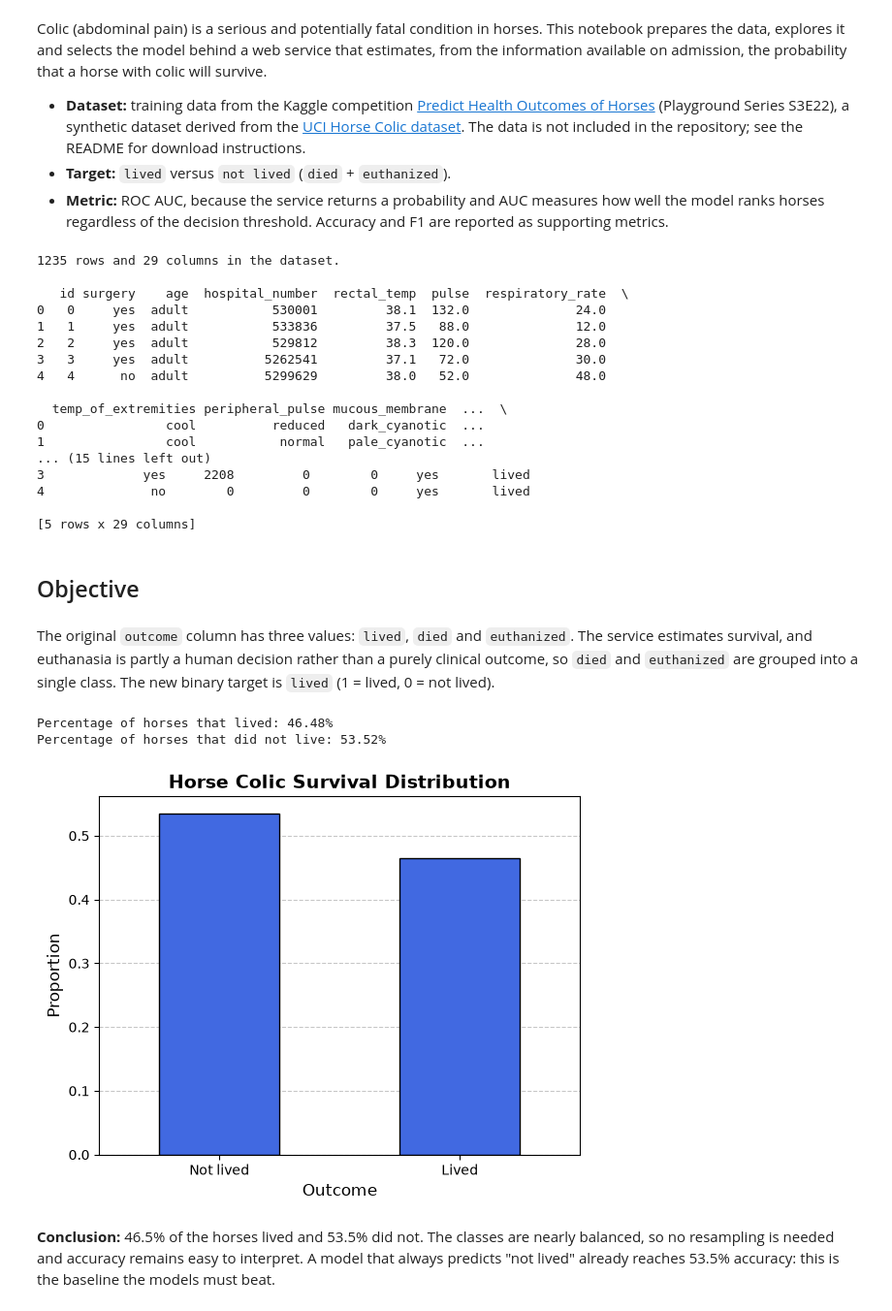
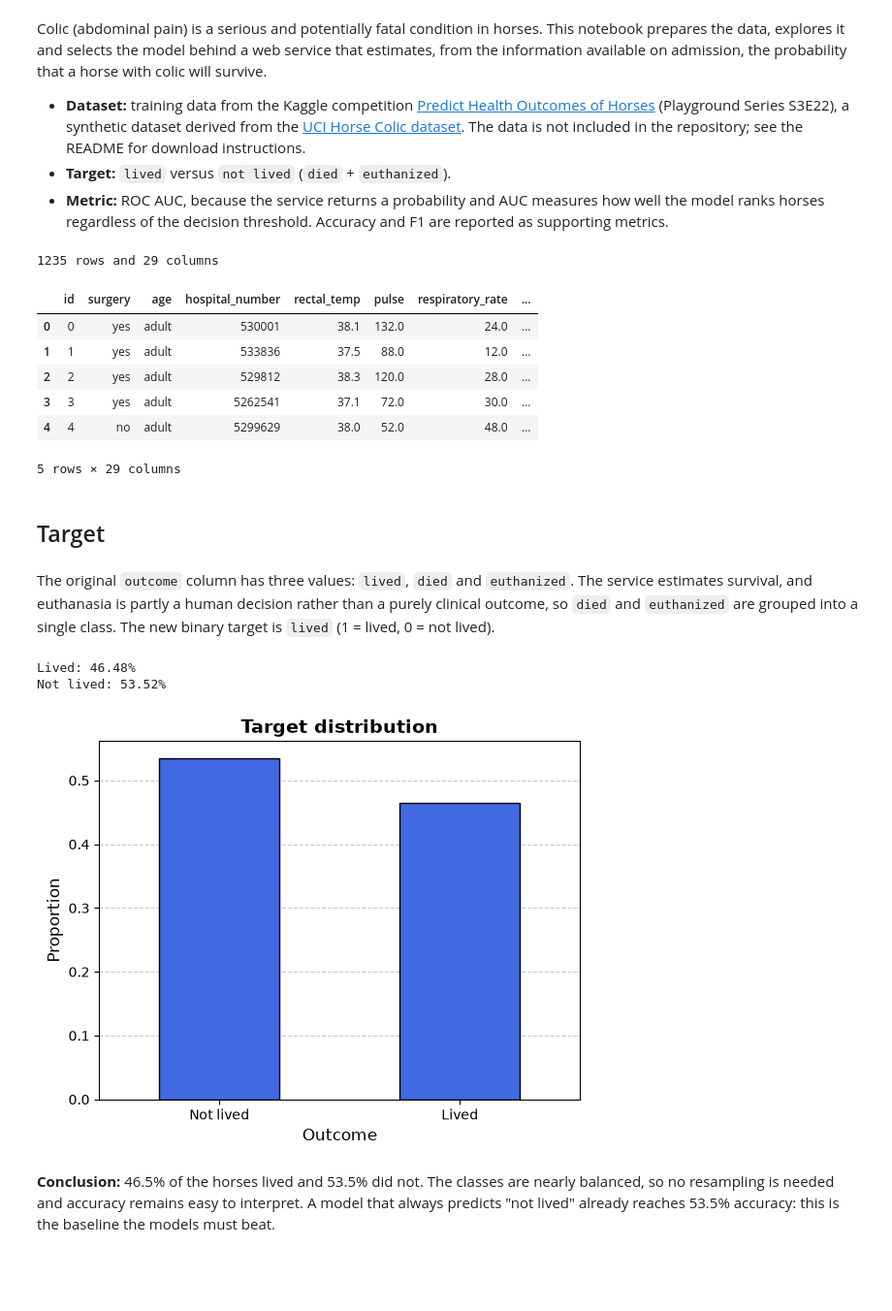
Before and after one commit to IgnaciocefisDataTalksClubCamps/horse-colic-survival, a Jupyter notebook: notebook.ipynb, the cells around one changed output. Shown at 97% size. Cells and saved outputs as stored; diff of their text form; code cells hidden in the pictures; blank space fills up the shorter version.

```diff
--- a/notebook.ipynb
+++ b/notebook.ipynb
@@ -24,30 +31,21 @@ SEED = 42
 np.random.seed(SEED)
 # %%
 # Load the dataset
-df = pd.read_csv('data/train.csv')
+df = pd.read_csv("data/train.csv")
 
-print(f"{df.shape[0]} rows and {df.shape[1]} columns in the dataset.")
-print(f"\n{df.head()}")
+print(f"{df.shape[0]} rows and {df.shape[1]} columns")
+display(df.head())
 # %% [output]
-1235 rows and 29 columns in the dataset.
-
-   id surgery    age  hospital_number  rectal_temp  pulse  respiratory_rate  \
-0   0     yes  adult           530001         38.1  132.0              24.0
-1   1     yes  adult           533836         37.5   88.0              12.0
-2   2     yes  adult           529812         38.3  120.0              28.0
-3   3     yes  adult          5262541         37.1   72.0              30.0
-4   4      no  adult          5299629         38.0   52.0              48.0
-
-  temp_of_extremities peripheral_pulse mucous_membrane  ...  \
-0                cool          reduced   dark_cyanotic  ...
-1                cool           normal   pale_cyanotic  ...
-... (15 lines left out)
-3             yes     2208         0        0     yes       lived
-4              no        0         0        0     yes       lived
-
-[5 rows x 29 columns]
+1235 rows and 29 columns
+|  | id | surgery | age | hospital_number | rectal_temp | pulse | respiratory_rate | ... |
+| 0 | 0 | yes | adult | 530001 | 38.1 | 132.0 | 24.0 | ... |
+| 1 | 1 | yes | adult | 533836 | 37.5 | 88.0 | 12.0 | ... |
+| 2 | 2 | yes | adult | 529812 | 38.3 | 120.0 | 28.0 | ... |
+| 3 | 3 | yes | adult | 5262541 | 37.1 | 72.0 | 30.0 | ... |
+| 4 | 4 | no | adult | 5299629 | 38.0 | 52.0 | 48.0 | ... |
+5 rows × 29 columns
 # %% [markdown]
-## Objective
+## Target
 # %% [markdown]
 The original `outcome` column has three values: `lived`, `died` and `euthanized`. The service estimates survival, and euthanasia is partly a human decision rather than a purely clinical outcome, so `died` and `euthanized` are grouped into a single class. The new binary target is `lived` (1 = lived, 0 = not lived).
 # %%
@@ -54,25 +53,23 @@ The original `outcome` column has three values: `lived`, `died` and `euthanized`
 df["lived"] = np.where(df["outcome"] == "lived", 1, 0)
 del df["outcome"]
 # %%
-lived = df["lived"].value_counts(normalize=True)
+# Target distribution
+target_share = df["lived"].value_counts(normalize=True).sort_index()
 
-print(f"Percentage of horses that lived: {lived[1]:.2%}")
-print(f"Percentage of horses that did not live: {lived[0]:.2%}")
-print("")
+print(f"Lived: {target_share[1]:.2%}")
+print(f"Not lived: {target_share[0]:.2%}")
 
-lived.plot(kind='bar', color='royalblue', edgecolor='black', zorder=2)
-
-plt.title('Horse Colic Survival Distribution', fontsize=14, fontweight='bold')
-plt.xlabel('Outcome', fontsize=12)
-plt.ylabel('Proportion', fontsize=12)
-plt.grid(axis='y', linestyle='--', alpha=0.7, zorder=1)
-plt.xticks(ticks=[0, 1], labels=['Not lived', 'Lived'], rotation=0)
-
+target_share.plot(kind="bar", color="royalblue", edgecolor="black", zorder=2)
+plt.title("Target distribution", fontsize=14, fontweight="bold")
+plt.xlabel("Outcome", fontsize=12)
+plt.ylabel("Proportion", fontsize=12)
+plt.xticks(ticks=[0, 1], labels=["Not lived", "Lived"], rotation=0)
+plt.grid(axis="y", linestyle="--", alpha=0.7, zorder=1)
 plt.show()
 # %% [output]
-Percentage of horses that lived: 46.48%
-Percentage of horses that did not live: 53.52%
+Lived: 46.48%
+Not lived: 53.52%
-[figure, old version]
+[figure, new version]
 # %% [markdown]
 **Conclusion:** 46.5% of the horses lived and 53.5% did not. The classes are nearly balanced, so no resampling is needed and accuracy remains easy to interpret. A model that always predicts "not lived" already reaches 53.5% accuracy: this is the baseline the models must beat.
 # %% [markdown]
```
Also changed, not shown: parts of 99 cells of this notebook.
